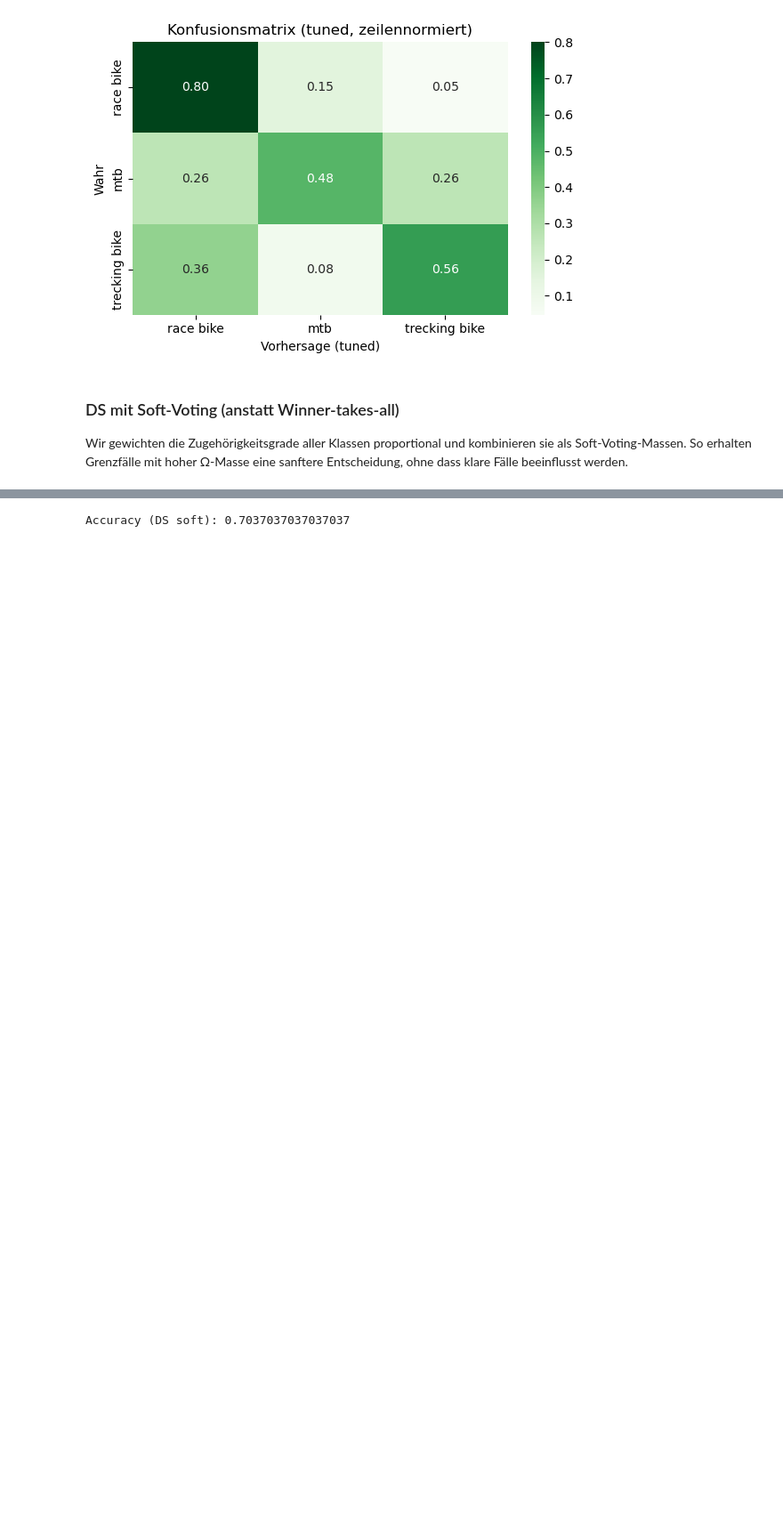
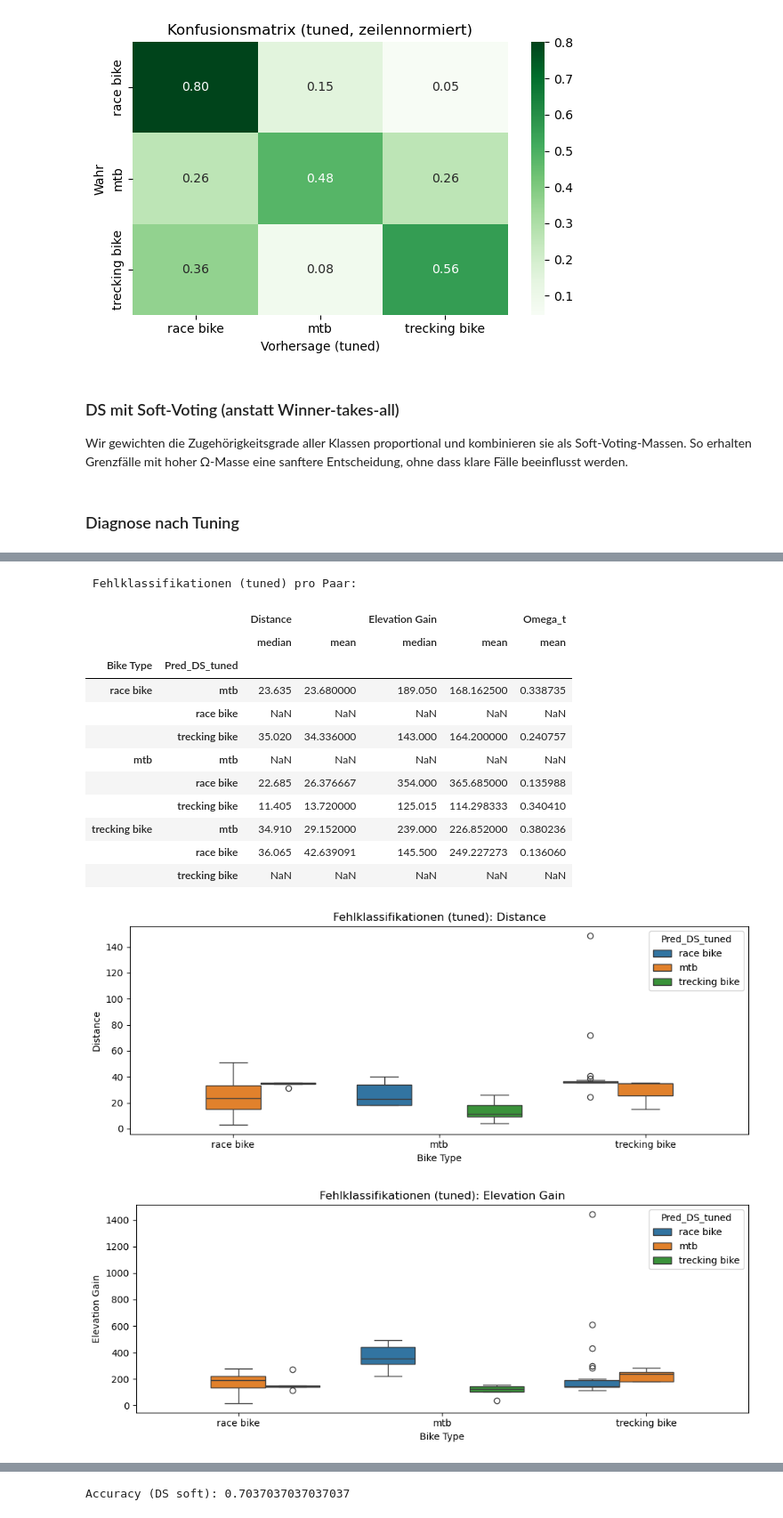
Before and after one commit to litithio/EVIDENCE_CBR, a Jupyter notebook: Assignment_Evidence_CBR.ipynb, the cells around one changed output, grey strips where cells are left out. Shown at 89% size. Drawn from its saved outputs; the diff is of its cells as text; code cells hidden in the pictures; blank space fills up the shorter version.

```diff
--- a/Assignment_Evidence_CBR.ipynb
+++ b/Assignment_Evidence_CBR.ipynb
@@ -743,3 +794,43 @@ Per-class Delta (P/R/F1):
 # %% [markdown]
 ### DS mit Soft-Voting (anstatt Winner-takes-all)
 Wir gewichten die Zugehörigkeitsgrade aller Klassen proportional und kombinieren sie als Soft-Voting-Massen. So erhalten Grenzfälle mit hoher Ω-Masse eine sanftere Entscheidung, ohne dass klare Fälle beeinflusst werden.
+# %% [markdown]
+### Diagnose nach Tuning
+# %%
+# Fehlklassifikationen (tuned)
+if 'masses_tuned' not in globals():
+    raise RuntimeError('masses_tuned fehlt – bitte die Tuning-Zelle ausführen.')
+
+df_eval_t = data[data['Bike Type'].notna() & (data['Bike Type'] != '')].copy()
+df_eval_t = df_eval_t[df_eval_t['Pred_DS_tuned'].notna()]
+
+omega_t = [float(m[omega]) if (m is not None and omega in m) else float('nan') for m in masses_tuned]
+omega_series_t = pd.Series(omega_t, index=data.index, name='Omega_t')
+
+mis_t = df_eval_t[df_eval_t['Pred_DS_tuned'] != df_eval_t['Bike Type']].copy()
+mis_t = mis_t.join(omega_series_t, how='left')
+
+if mis_t.empty:
+    print('Keine Fehlklassifikationen im getunten Modell.')
+else:
+    display(mis_t[['Distance','Elevation Gain','Bike Type','Pred_DS_tuned','Omega_t']].head(20))
+    print(' Fehlklassifikationen (tuned) pro Paar:')
+    summary_t = mis_t.groupby(['Bike Type','Pred_DS_tuned'], observed=False).agg({
+        'Distance': ['median','mean'],
+        'Elevation Gain': ['median','mean'],
+        'Omega_t': 'mean'
+    })
+    display(summary_t)
+
+    plt.figure(figsize=(10, 4))
+    sns.boxplot(data=mis_t, x='Bike Type', y='Distance', hue='Pred_DS_tuned')
+    plt.title('Fehlklassifikationen (tuned): Distance')
+    plt.tight_layout()
+    plt.show()
+
+    plt.figure(figsize=(10, 4))
+    sns.boxplot(data=mis_t, x='Bike Type', y='Elevation Gain', hue='Pred_DS_tuned')
+    plt.title('Fehlklassifikationen (tuned): Elevation Gain')
+    plt.tight_layout()
+    plt.show()
+# %% [output]
@@ -745,0 +854,15 @@ Wir gewichten die Zugehörigkeitsgrade aller Klassen proportional und kombiniere
+ Fehlklassifikationen (tuned) pro Paar:
+|  |  | Distance |  | Elevation Gain |  | Omega_t |
+|  |  | median | mean | median | mean | mean |
+| Bike Type | Pred_DS_tuned |  |  |  |  |  |
+| race bike | mtb | 23.635 | 23.680000 | 189.050 | 168.162500 | 0.338735 |
+|  | race bike | NaN | NaN | NaN | NaN | NaN |
+|  | trecking bike | 35.020 | 34.336000 | 143.000 | 164.200000 | 0.240757 |
+| mtb | mtb | NaN | NaN | NaN | NaN | NaN |
+|  | race bike | 22.685 | 26.376667 | 354.000 | 365.685000 | 0.135988 |
+|  | trecking bike | 11.405 | 13.720000 | 125.015 | 114.298333 | 0.340410 |
+| trecking bike | mtb | 34.910 | 29.152000 | 239.000 | 226.852000 | 0.380236 |
+|  | race bike | 36.065 | 42.639091 | 145.500 | 249.227273 | 0.136060 |
+|  | trecking bike | NaN | NaN | NaN | NaN | NaN |
+[figure, added]
+[figure, added]
```
Also changed, not shown: parts of 5 cells of this notebook.
